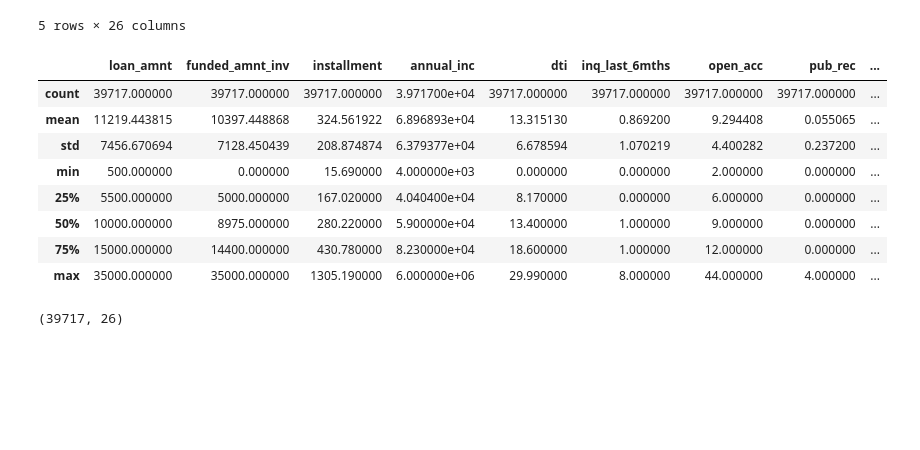
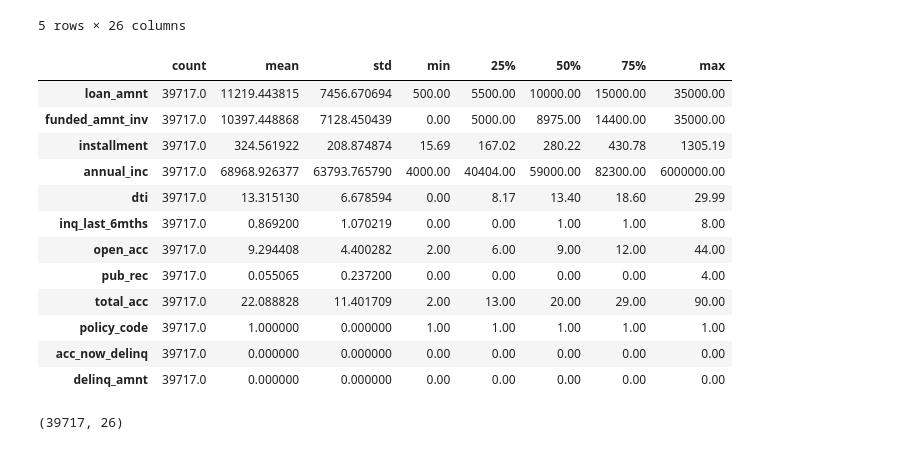
Before and after one commit to akdwivedi21/lending-club-case-study, a Jupyter notebook: main.ipynb, the cells around one changed output. Cells and saved outputs as stored; diff of their text form; code cells hidden in the pictures; blank space fills up the shorter version.

```diff
--- a/main.ipynb
+++ b/main.ipynb
@@ -82,17 +82,21 @@ df.head()
 | 4 | 3000 | 3000.0 | 60 months | 12.69% | 67.79 | B | B5 | 1 year | ... |
 5 rows × 26 columns
 # %%
-df.describe()
+df.describe().T
 # %% [output]
-|  | loan_amnt | funded_amnt_inv | installment | annual_inc | dti | inq_last_6mths | open_acc | pub_rec | ... |
-| count | 39717.000000 | 39717.000000 | 39717.000000 | 3.971700e+04 | 39717.000000 | 39717.000000 | 39717.000000 | 39717.000000 | ... |
-| mean | 11219.443815 | 10397.448868 | 324.561922 | 6.896893e+04 | 13.315130 | 0.869200 | 9.294408 | 0.055065 | ... |
-| std | 7456.670694 | 7128.450439 | 208.874874 | 6.379377e+04 | 6.678594 | 1.070219 | 4.400282 | 0.237200 | ... |
-| min | 500.000000 | 0.000000 | 15.690000 | 4.000000e+03 | 0.000000 | 0.000000 | 2.000000 | 0.000000 | ... |
-| 25% | 5500.000000 | 5000.000000 | 167.020000 | 4.040400e+04 | 8.170000 | 0.000000 | 6.000000 | 0.000000 | ... |
-| 50% | 10000.000000 | 8975.000000 | 280.220000 | 5.900000e+04 | 13.400000 | 1.000000 | 9.000000 | 0.000000 | ... |
-| 75% | 15000.000000 | 14400.000000 | 430.780000 | 8.230000e+04 | 18.600000 | 1.000000 | 12.000000 | 0.000000 | ... |
-| max | 35000.000000 | 35000.000000 | 1305.190000 | 6.000000e+06 | 29.990000 | 8.000000 | 44.000000 | 4.000000 | ... |
+|  | count | mean | std | min | 25% | 50% | 75% | max |
+| loan_amnt | 39717.0 | 11219.443815 | 7456.670694 | 500.00 | 5500.00 | 10000.00 | 15000.00 | 35000.00 |
+| funded_amnt_inv | 39717.0 | 10397.448868 | 7128.450439 | 0.00 | 5000.00 | 8975.00 | 14400.00 | 35000.00 |
+| installment | 39717.0 | 324.561922 | 208.874874 | 15.69 | 167.02 | 280.22 | 430.78 | 1305.19 |
+| annual_inc | 39717.0 | 68968.926377 | 63793.765790 | 4000.00 | 40404.00 | 59000.00 | 82300.00 | 6000000.00 |
+| dti | 39717.0 | 13.315130 | 6.678594 | 0.00 | 8.17 | 13.40 | 18.60 | 29.99 |
+| inq_last_6mths | 39717.0 | 0.869200 | 1.070219 | 0.00 | 0.00 | 1.00 | 1.00 | 8.00 |
+| open_acc | 39717.0 | 9.294408 | 4.400282 | 2.00 | 6.00 | 9.00 | 12.00 | 44.00 |
+| pub_rec | 39717.0 | 0.055065 | 0.237200 | 0.00 | 0.00 | 0.00 | 0.00 | 4.00 |
+| total_acc | 39717.0 | 22.088828 | 11.401709 | 2.00 | 13.00 | 20.00 | 29.00 | 90.00 |
+| policy_code | 39717.0 | 1.000000 | 0.000000 | 1.00 | 1.00 | 1.00 | 1.00 | 1.00 |
+| acc_now_delinq | 39717.0 | 0.000000 | 0.000000 | 0.00 | 0.00 | 0.00 | 0.00 | 0.00 |
+| delinq_amnt | 39717.0 | 0.000000 | 0.000000 | 0.00 | 0.00 | 0.00 | 0.00 | 0.00 |
 # %%
 df.shape
 # %% [output]
```
Also changed, not shown: parts of 3 cells of this notebook.
